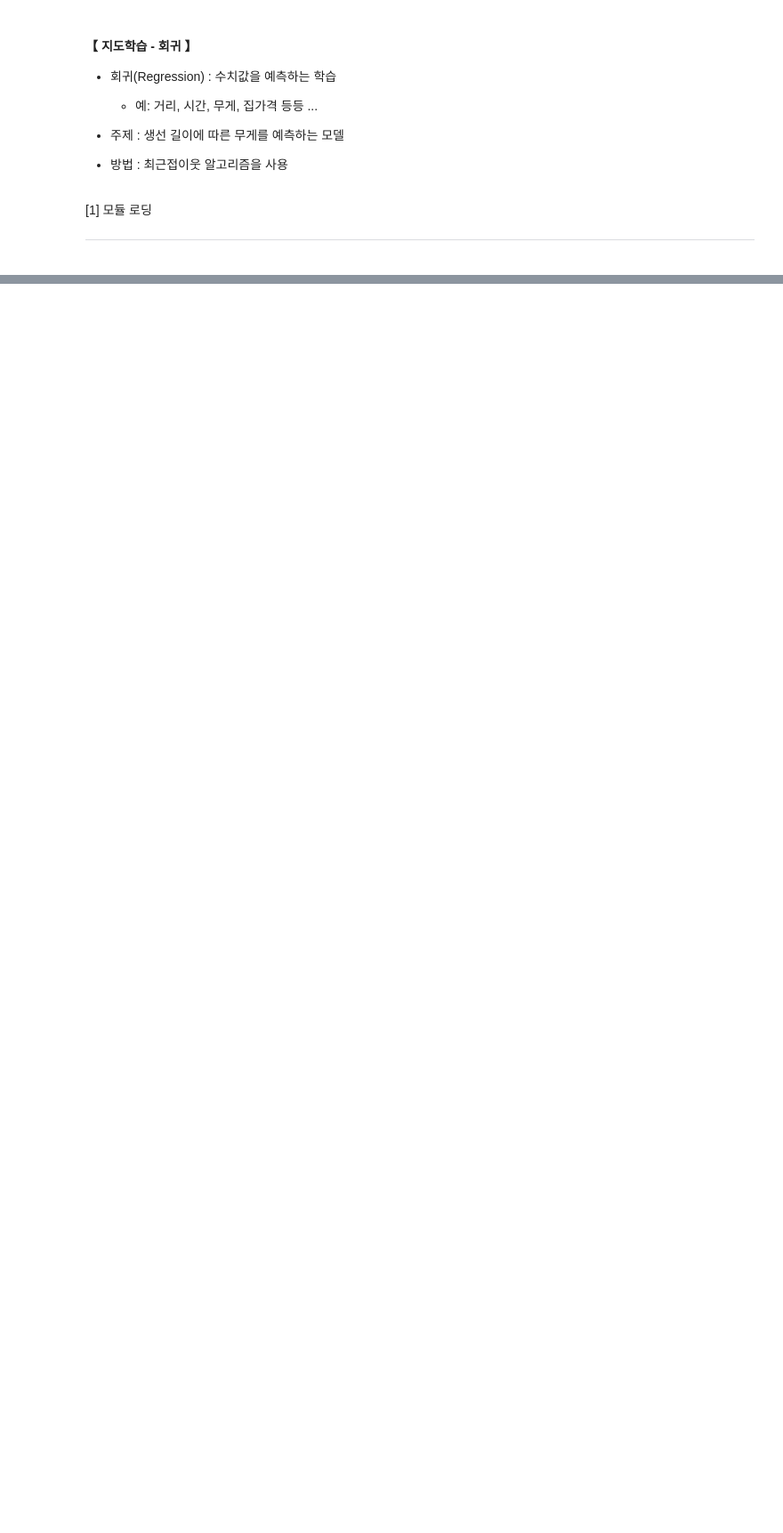
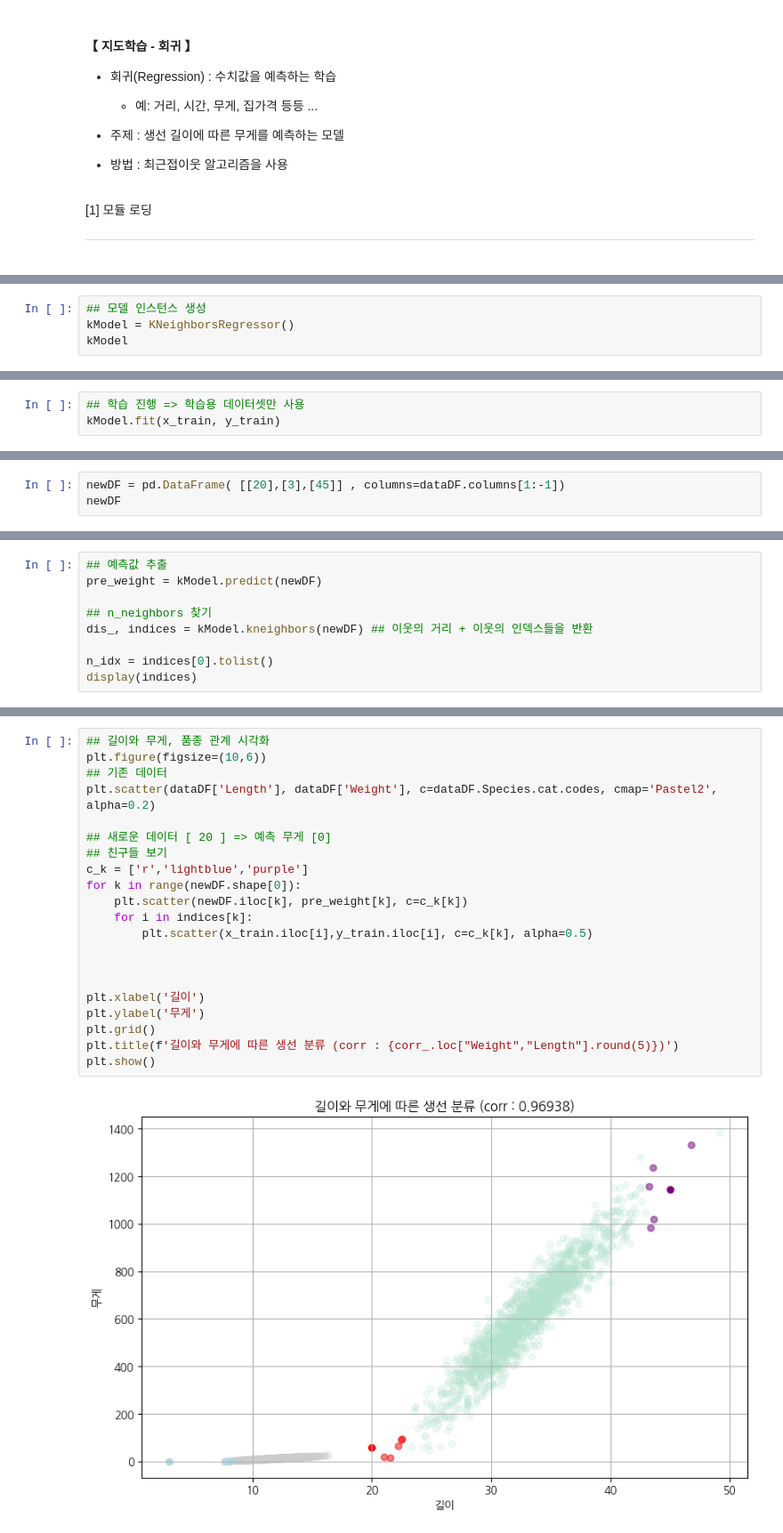
Before and after one commit to beom-L/KDT10, a Jupyter notebook: EX08_ML/DAY08/ex01_refression_knn.ipynb, the cells around one changed output, grey strips where cells are left out. Shown at 89% size. Cells and saved outputs as stored; diff of their text form; blank space fills up the shorter version.

```diff
--- a/EX08_ML/DAY08/ex01_refression_knn.ipynb
+++ b/EX08_ML/DAY08/ex01_refression_knn.ipynb
@@ -35,0 +119,4 @@ fishDF.Species == 'Bream' or fishDF.Species == 'Bream'
+# %%
+## 모델 인스턴스 생성
+kModel = KNeighborsRegressor()
+kModel
@@ -35,0 +125,3 @@ fishDF.Species == 'Bream' or fishDF.Species == 'Bream'
+# %%
+## 학습 진행 => 학습용 데이터셋만 사용
+kModel.fit(x_train, y_train)
@@ -35,0 +155,3 @@ fishDF.Species == 'Bream' or fishDF.Species == 'Bream'
+# %%
+newDF = pd.DataFrame( [[20],[3],[45]] , columns=dataDF.columns[1:-1])
+newDF
@@ -35,0 +163,9 @@ fishDF.Species == 'Bream' or fishDF.Species == 'Bream'
+# %%
+## 예측값 추출
+pre_weight = kModel.predict(newDF)
+
+## n_neighbors 찾기
+dis_, indices = kModel.kneighbors(newDF) ## 이웃의 거리 + 이웃의 인덱스들을 반환
+
+n_idx = indices[0].tolist()
+display(indices)
@@ -35,0 +217,23 @@ fishDF.Species == 'Bream' or fishDF.Species == 'Bream'
+# %%
+## 길이와 무게, 품종 관계 시각화
+plt.figure(figsize=(10,6))
+## 기존 데이터
+plt.scatter(dataDF['Length'], dataDF['Weight'], c=dataDF.Species.cat.codes, cmap='Pastel2', alpha=0.2)
+
+## 새로운 데이터 [ 20 ] => 예측 무게 [0]
+## 친구들 보기
+c_k = ['r','lightblue','purple']
+for k in range(newDF.shape[0]):
+    plt.scatter(newDF.iloc[k], pre_weight[k], c=c_k[k])
+    for i in indices[k]:
+        plt.scatter(x_train.iloc[i],y_train.iloc[i], c=c_k[k], alpha=0.5)
+
+
+
+plt.xlabel('길이')
+plt.ylabel('무게')
+plt.grid()
+plt.title(f'길이와 무게에 따른 생선 분류 (corr : {corr_.loc["Weight","Length"].round(5)})')
+plt.show()
+# %% [output]
+[figure, added]
```
Also changed, not shown: parts of 18 cells of this notebook, 13 other files.
